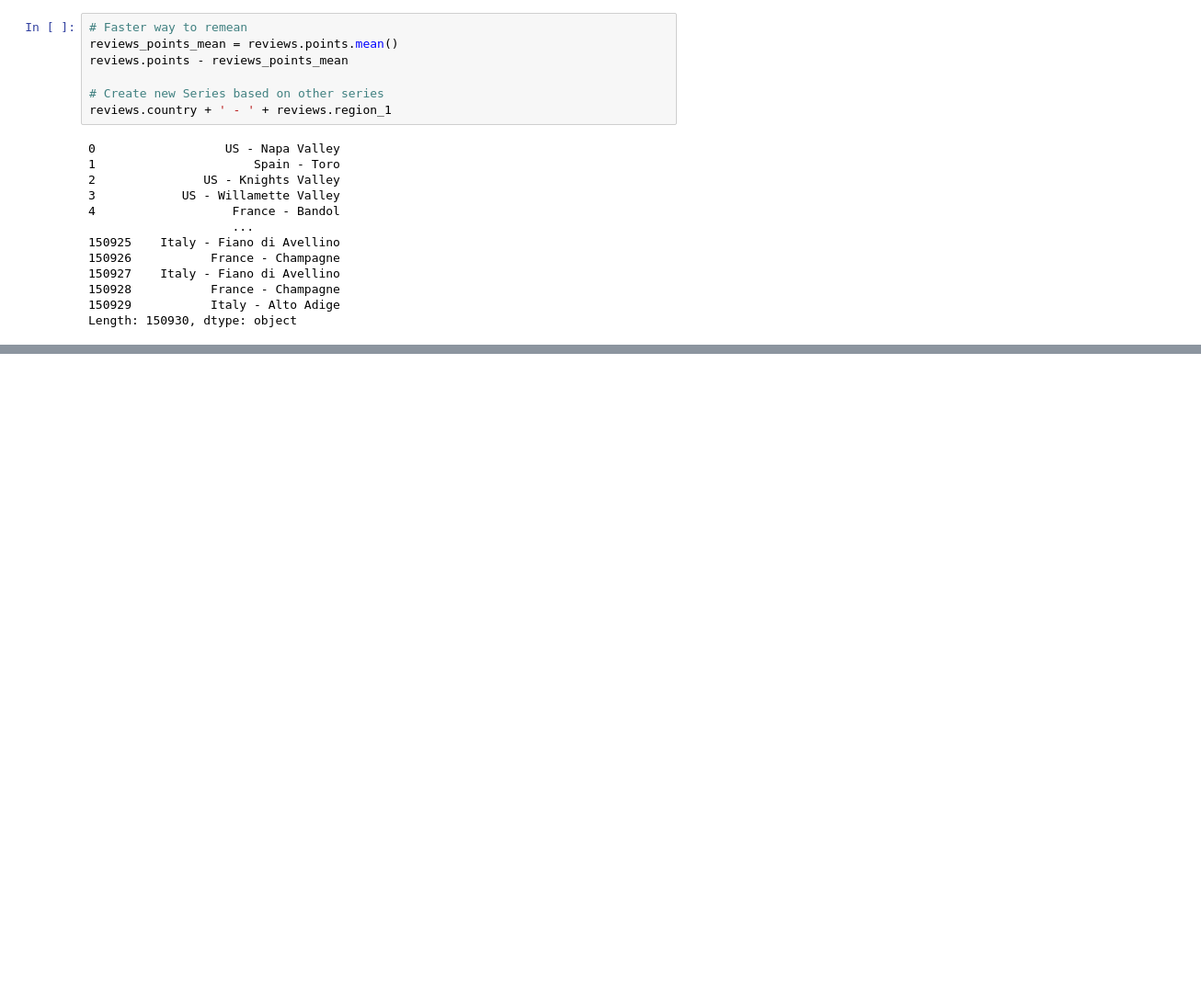
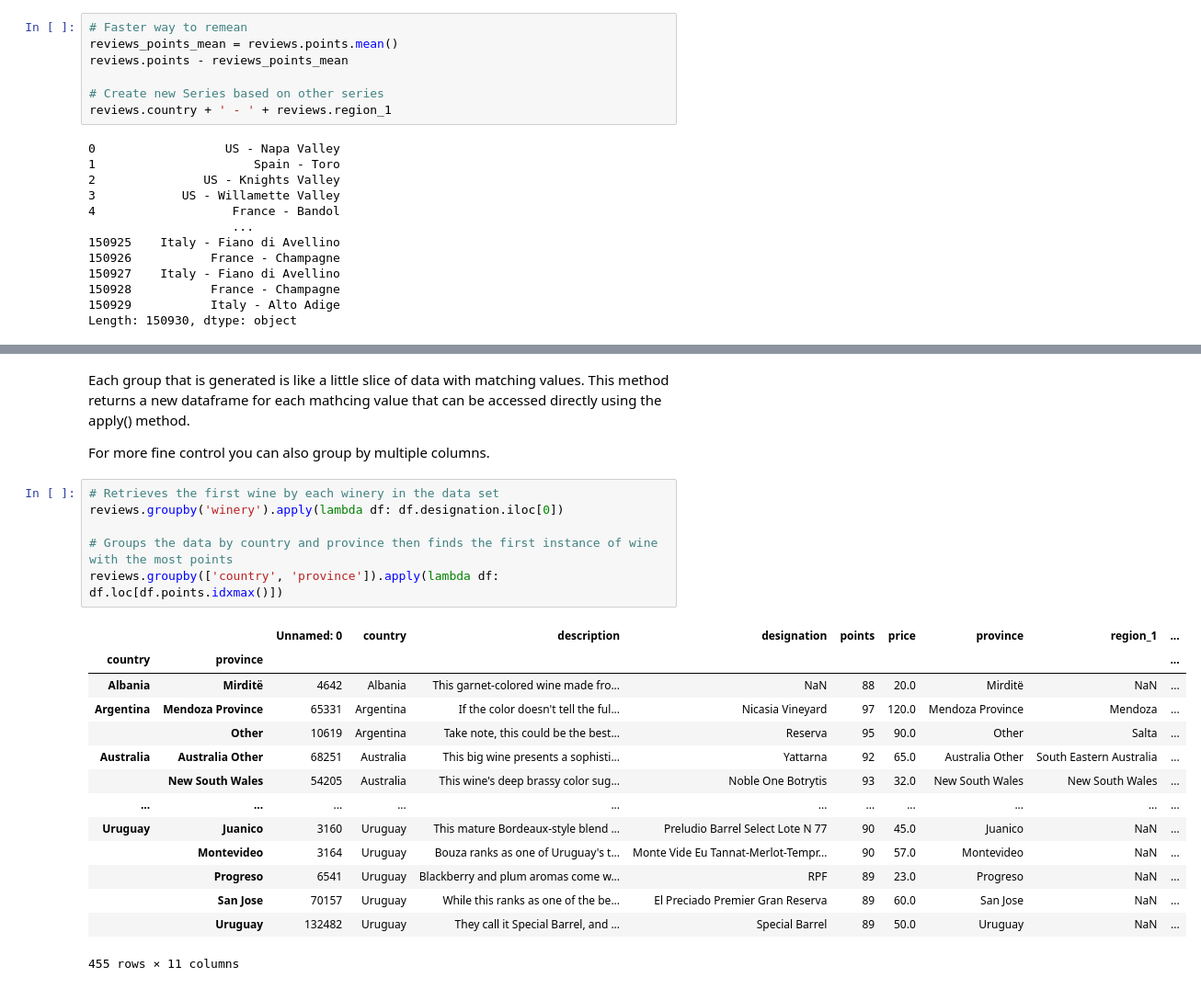
Before and after one commit to EliasRodkey/kaggle, a Jupyter notebook: pandas/pandas_intermediate.ipynb, the cells around one changed output, grey strips where cells are left out. Shown: that part at 92% size. Cells and saved outputs as stored; diff of their text form; blank space fills up the shorter version.

Commit message:
Adds lessons on grouping, multi-indexing, sorting, dtypes, and missing data.

```diff
--- a/pandas/pandas_intermediate.ipynb
+++ b/pandas/pandas_intermediate.ipynb
@@ -87,0 +116,25 @@ Length: 150930, dtype: object
+# %% [markdown]
+Each group that is generated is like a little slice of data with matching values. This method returns a new dataframe for each mathcing value that can be accessed directly using the apply() method.
+
+For more fine control you can also group by multiple columns.
+# %%
+# Retrieves the first wine by each winery in the data set
+reviews.groupby('winery').apply(lambda df: df.designation.iloc[0])
+
+# Groups the data by country and province then finds the first instance of wine with the most points
+reviews.groupby(['country', 'province']).apply(lambda df: df.loc[df.points.idxmax()])
+# %% [output]
+|  |  | Unnamed: 0 | country | description | designation | points | price | province | region_1 | ... |
+| country | province |  |  |  |  |  |  |  |  | ... |
+| Albania | Mirditë | 4642 | Albania | This garnet-colored wine made fro... | NaN | 88 | 20.0 | Mirditë | NaN | ... |
+| Argentina | Mendoza Province | 65331 | Argentina | If the color doesn't tell the ful... | Nicasia Vineyard | 97 | 120.0 | Mendoza Province | Mendoza | ... |
+|  | Other | 10619 | Argentina | Take note, this could be the best... | Reserva | 95 | 90.0 | Other | Salta | ... |
+| Australia | Australia Other | 68251 | Australia | This big wine presents a sophisti... | Yattarna | 92 | 65.0 | Australia Other | South Eastern Australia | ... |
+|  | New South Wales | 54205 | Australia | This wine's deep brassy color sug... | Noble One Botrytis | 93 | 32.0 | New South Wales | New South Wales | ... |
+| ... | ... | ... | ... | ... | ... | ... | ... | ... | ... | ... |
+| Uruguay | Juanico | 3160 | Uruguay | This mature Bordeaux-style blend ... | Preludio Barrel Select Lote N 77 | 90 | 45.0 | Juanico | NaN | ... |
+|  | Montevideo | 3164 | Uruguay | Bouza ranks as one of Uruguay's t... | Monte Vide Eu Tannat-Merlot-Tempr... | 90 | 57.0 | Montevideo | NaN | ... |
+|  | Progreso | 6541 | Uruguay | Blackberry and plum aromas come w... | RPF | 89 | 23.0 | Progreso | NaN | ... |
+|  | San Jose | 70157 | Uruguay | While this ranks as one of the be... | El Preciado Premier Gran Reserva | 89 | 60.0 | San Jose | NaN | ... |
+|  | Uruguay | 132482 | Uruguay | They call it Special Barrel, and ... | Special Barrel | 89 | 50.0 | Uruguay | NaN | ... |
+455 rows × 11 columns
```
Also changed, not shown: parts of 16 cells of this notebook.
